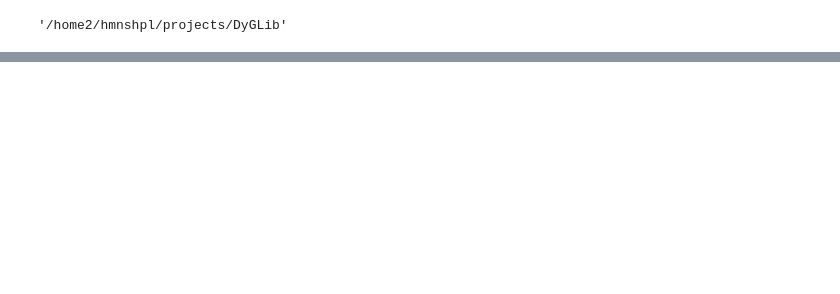
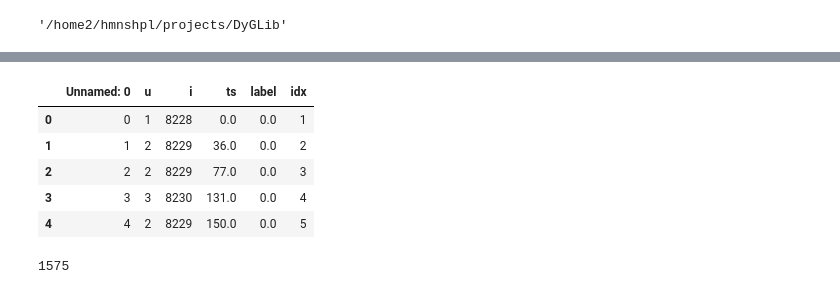
Before and after one commit to ansh997/DyGLib, a Jupyter notebook: TestNotebooks/Test-TPR.ipynb, the cells around one changed output, grey strips where cells are left out. Saved outputs shown, nothing was run; the diff lists cells and outputs as text; code cells hidden in the pictures; blank space fills up the shorter version.

```diff
--- a/TestNotebooks/Test-TPR.ipynb
+++ b/TestNotebooks/Test-TPR.ipynb
@@ -202,0 +188,14 @@ list
+# %%
+train_df = graph_df[graph_df['ts']<val_time]
+train_df.head()
+# %% [output]
+|  | Unnamed: 0 | u | i | ts | label | idx |
+| 0 | 0 | 1 | 8228 | 0.0 | 0.0 | 1 |
+| 1 | 1 | 2 | 8229 | 36.0 | 0.0 | 2 |
+| 2 | 2 | 2 | 8229 | 77.0 | 0.0 | 3 |
+| 3 | 3 | 3 | 8230 | 131.0 | 0.0 | 4 |
+| 4 | 4 | 2 | 8229 | 150.0 | 0.0 | 5 |
+# %%
+len(train_df)
+# %% [output]
+1575
```
Also changed, not shown: parts of 32 cells of this notebook, 31 other files.
